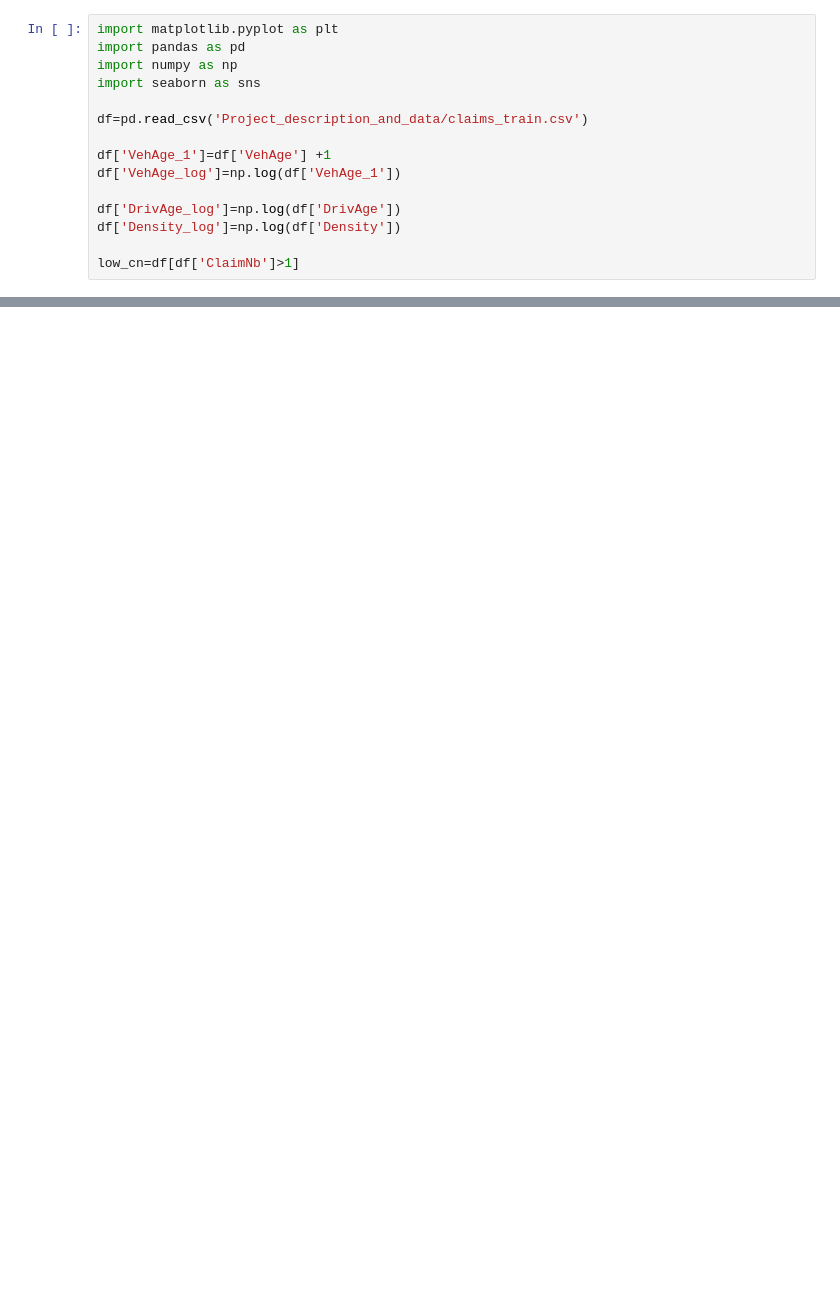
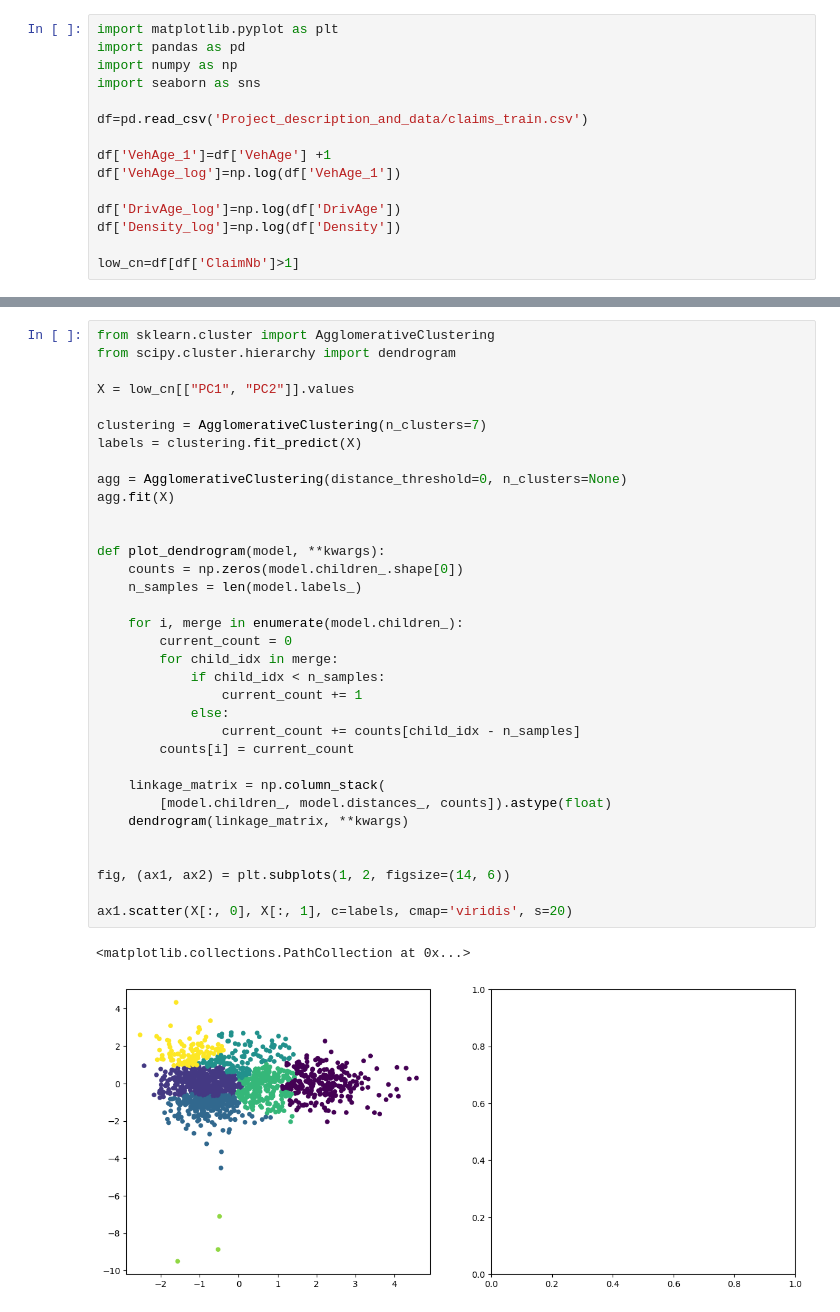
Before and after one commit to HKrtsn/ML-Project, a Jupyter notebook: clustering.ipynb, the cells around one changed output, grey strips where cells are left out. Saved outputs shown, nothing was run; the diff lists cells and outputs as text; blank space fills up the shorter version.

```diff
--- a/clustering.ipynb
+++ b/clustering.ipynb
@@ -65,0 +181,37 @@ plt.show()
+# %%
+from sklearn.cluster import AgglomerativeClustering
+from scipy.cluster.hierarchy import dendrogram
+
+X = low_cn[["PC1", "PC2"]].values
+
+clustering = AgglomerativeClustering(n_clusters=7)
+labels = clustering.fit_predict(X)
+
+agg = AgglomerativeClustering(distance_threshold=0, n_clusters=None)
+agg.fit(X)
+
+
+def plot_dendrogram(model, **kwargs):
+    counts = np.zeros(model.children_.shape[0])
+    n_samples = len(model.labels_)
+
+    for i, merge in enumerate(model.children_):
+        current_count = 0
+        for child_idx in merge:
+            if child_idx < n_samples:
+                current_count += 1
+            else:
+                current_count += counts[child_idx - n_samples]
+        counts[i] = current_count
+
+    linkage_matrix = np.column_stack(
+        [model.children_, model.distances_, counts]).astype(float)
+    dendrogram(linkage_matrix, **kwargs)
+
+
+fig, (ax1, ax2) = plt.subplots(1, 2, figsize=(14, 6))
+
+ax1.scatter(X[:, 0], X[:, 1], c=labels, cmap='viridis', s=20)
+# %% [output]
+<matplotlib.collections.PathCollection at 0x...>
+[figure, added]
```
Also changed, not shown: parts of 10 cells of this notebook.
